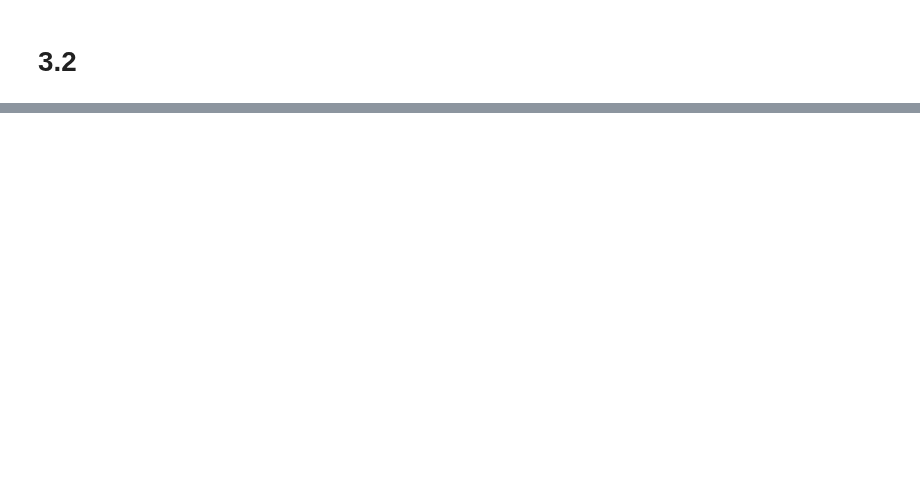
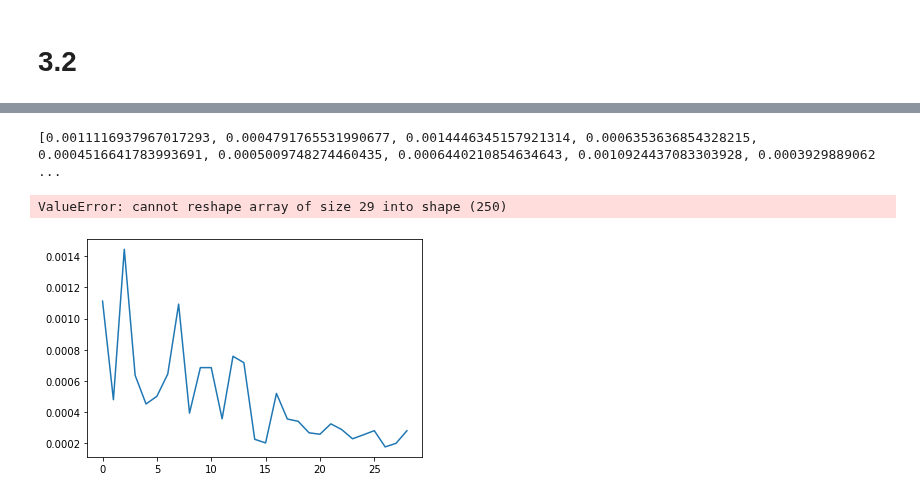
Before and after one commit to louisPoulain/ANN_NIM, a Jupyter notebook: DQN copy.ipynb, the cells around one changed output, grey strips where cells are left out. Cells and saved outputs as stored; diff of their text form; code cells hidden in the pictures; blank space fills up the shorter version.

```diff
--- a/DQN copy.ipynb
+++ b/DQN copy.ipynb
@@ -91,7 +91,7 @@ EPS_START = 0.9
 EPS_END = 0.05
 EPS_DECAY = 200
 #Epsilon greedy :
-EPS_GREEDY = random.random()
+EPS_GREEDY = 0.5 #random.random()
 print(EPS_GREEDY)
 
 
@@ -131,7 +131,7 @@ def select_action(state):
             result = torch.tensor([argmax.div(7, rounding_mode="floor")+1, torch.remainder(argmax, 7)+1], device = device)
             #print("select action :", result)
             if  result[0]==0 or result[1] == 0 :
-                print("aussercours dans selcet action avec q = policy_net(state)")
+                print("aussercours dans select action avec q = policy_net(state)")
                 print(result)
                 print("policy predicted : ", q)
             return result
@@ -139,7 +139,7 @@ def select_action(state):
         result = torch.tensor([random.randrange(1,4), random.randrange(1,8)], device=device, dtype=torch.long)
         #print("if sampel > eps : ", result)
         if  result[0]==0 or result[1] == 0 :
-                print("aussercours dans selcet action avec result = random")
+                print("aussercours dans select action avec result = random")
                 print(result)
         return result
 
@@ -212,7 +212,7 @@ def optimize_model():
     #print("action batch : ", (action_batch[::2]-1+(action_batch[1::2]-1)*3))
 
     state_action_values = state_action_values.gather(1, (action_batch[::2]-1+(action_batch[1::2]-1)*3).view(BATCH_SIZE, 1)) #64 x 1
-    #print("state action values after: ", state_action_values.shape)
+    #print("state action values after: ", state_action_values.squeeze(1))
     # Compute V(s_{t+1}) for all next states.
     # Expected values of actions for non_final_next_states are computed based
     # on the "older" target_net; selecting their best reward with max(1)[0].
@@ -223,7 +223,8 @@ def optimize_model():
         #print("target net : ")
         next_state_values[non_final_mask] = target_net(non_final_next_states).max(1)[0].detach()
     # Compute the expected Q values
-    expected_state_action_values = (next_state_values * GAMMA) + reward_batch
+    expected_state_action_values = (next_state_values * GAMMA) + reward_batch  #64
+    #print("expected state action values : ", expected_state_action_values) #64 x 1
 
     # Compute Huber loss
     criterion = nn.SmoothL1Loss()
@@ -235,3 +236,5 @@ def optimize_model():
     for param in policy_net.parameters():
         param.grad.data.clamp_(-1, 1)
     optimizer.step()
+
+    return loss.item()
@@ -238,5 +243,5 @@ def optimize_model():
 # %%
-num_episodes = 10005
+num_episodes = 5001
 for i_episode in range(num_episodes):
     # Initialize the environment and state
     env.reset()
@@ -253,9 +258,10 @@ for i_episode in range(num_episodes):
             reward = torch.tensor([-1], device=device)
             next_state = None
             memory.push(state, action, next_state, reward)
+            break
 
         else : #if the action is valid, we make a step
-            _, done, reward = env.step(action)
+            heaps, done, reward = env.step(action)
             #env.render()
 
             if reward == None:
@@ -264,8 +270,6 @@ for i_episode in range(num_episodes):
                 #print("reward not None : ", reward)
                 reward = torch.tensor([reward], device=device)
 
-            # Observe new state
-            heaps, _, _ = env.observe()
             if not done:
                 next_state = to_input(heaps)
             else:
@@ -278,14 +282,12 @@ for i_episode in range(num_episodes):
             state = next_state
 
             # Perform one step of the optimization (on the policy network)
-            optimize_model()
+            loss = optimize_model()
             if done:
                 #episode_durations.append(t + 1)
                 #plot_durations()
                 break
     # Update the target network, copying all weights and biases in DQN
-    if i_episode % 250 == 0:
-
 
     if i_episode % TARGET_UPDATE == 0:
         print(i_episode)
@@ -351,0 +436,13 @@ AssertionError: The selected heap is already empty
+# %%
+print(losses)
+losses = np.array(losses)
+aver_losses = (losses.reshape(-1, 250)).mean(axis = 1)
+print(aver_losses)
+# %% [output]
+[0.0011116937967017293, 0.0004791765531990677, 0.0014446345157921314, 0.0006353636854328215, 0.0004516641783993691, 0.0005009748274460435, 0.0006440210854634643, 0.0010924437083303928, 0.0003929889062 ...
+ValueError: cannot reshape array of size 29 into shape (250)
+# %%
+plt.plot(losses)
+plt.show()
+# %% [output]
+[figure, added]
```
Also changed, not shown: parts of 8 cells of this notebook.
